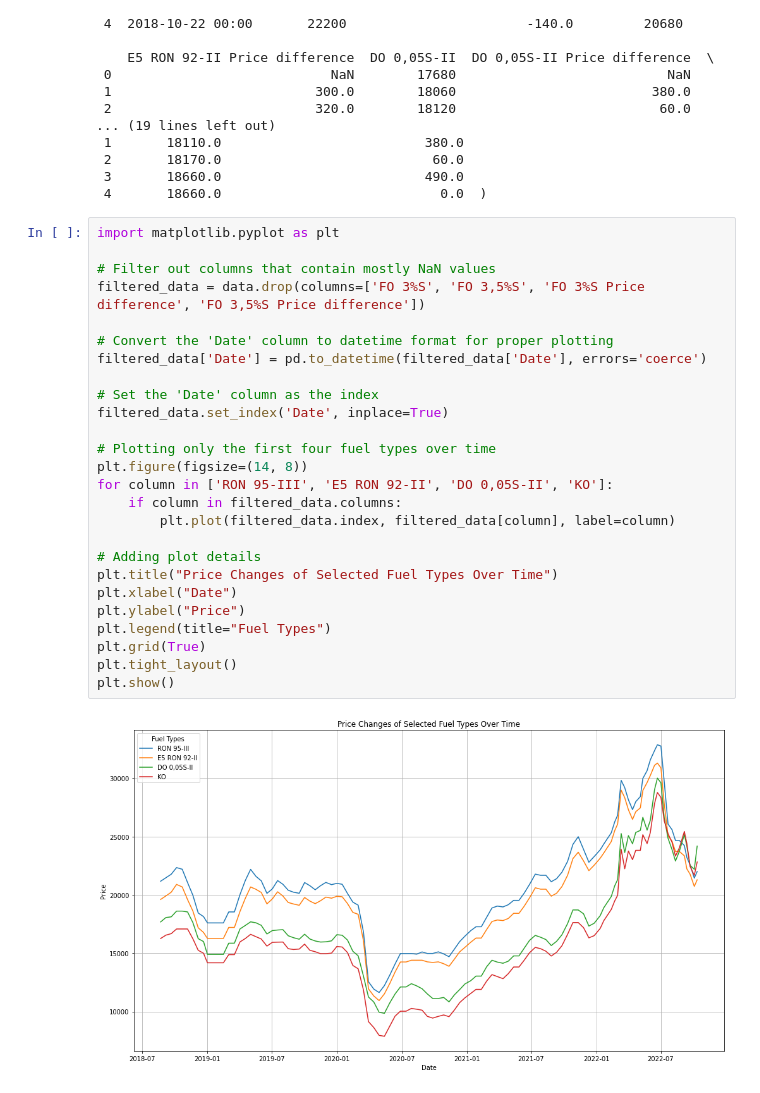
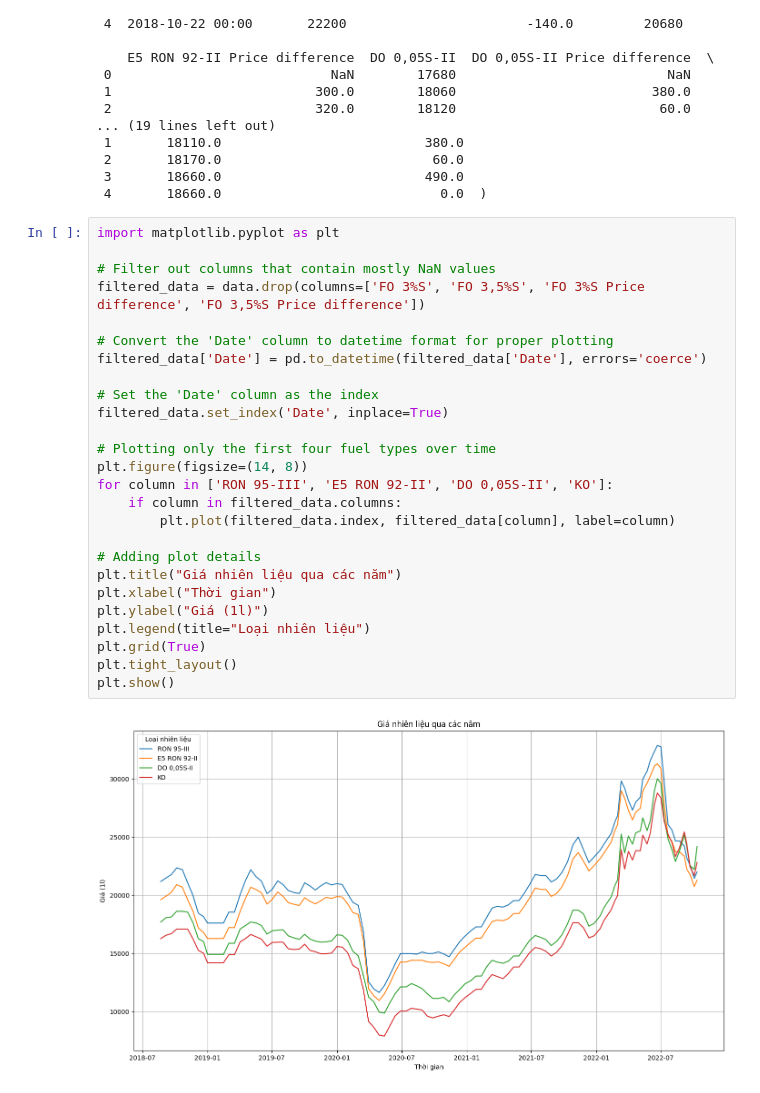
Before and after one commit to tklee-123/DataVisualization, a Jupyter notebook: fuel_prices.ipynb, the cells around one changed output. Saved outputs shown, nothing was run; the diff lists cells and outputs as text.

```diff
--- a/fuel_prices.ipynb
+++ b/fuel_prices.ipynb
@@ -131,28 +139,28 @@ memory usage: 14.6+ KB
 # %%
 import matplotlib.pyplot as plt
 
 # Filter out columns that contain mostly NaN values
 filtered_data = data.drop(columns=['FO 3%S', 'FO 3,5%S', 'FO 3%S Price difference', 'FO 3,5%S Price difference'])
 
 # Convert the 'Date' column to datetime format for proper plotting
 filtered_data['Date'] = pd.to_datetime(filtered_data['Date'], errors='coerce')
 
 # Set the 'Date' column as the index
 filtered_data.set_index('Date', inplace=True)
 
 # Plotting only the first four fuel types over time
 plt.figure(figsize=(14, 8))
 for column in ['RON 95-III', 'E5 RON 92-II', 'DO 0,05S-II', 'KO']:
     if column in filtered_data.columns:
         plt.plot(filtered_data.index, filtered_data[column], label=column)
 
 # Adding plot details
-plt.title("Price Changes of Selected Fuel Types Over Time")
-plt.xlabel("Date")
-plt.ylabel("Price")
-plt.legend(title="Fuel Types")
+plt.title("Giá nhiên liệu qua các năm")
+plt.xlabel("Thời gian")
+plt.ylabel("Giá (1l)")
+plt.legend(title="Loại nhiên liệu")
 plt.grid(True)
 plt.tight_layout()
 plt.show()
 # %% [output]
-[figure, old version]
+[figure, new version]
```
Also changed, not shown: parts of 1 cell of this notebook, 11 other files.
